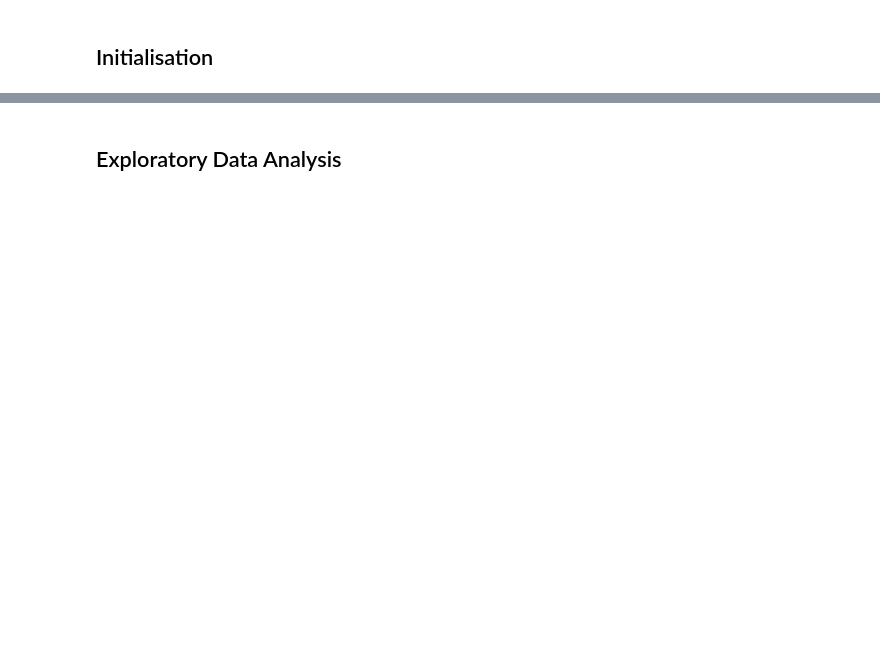
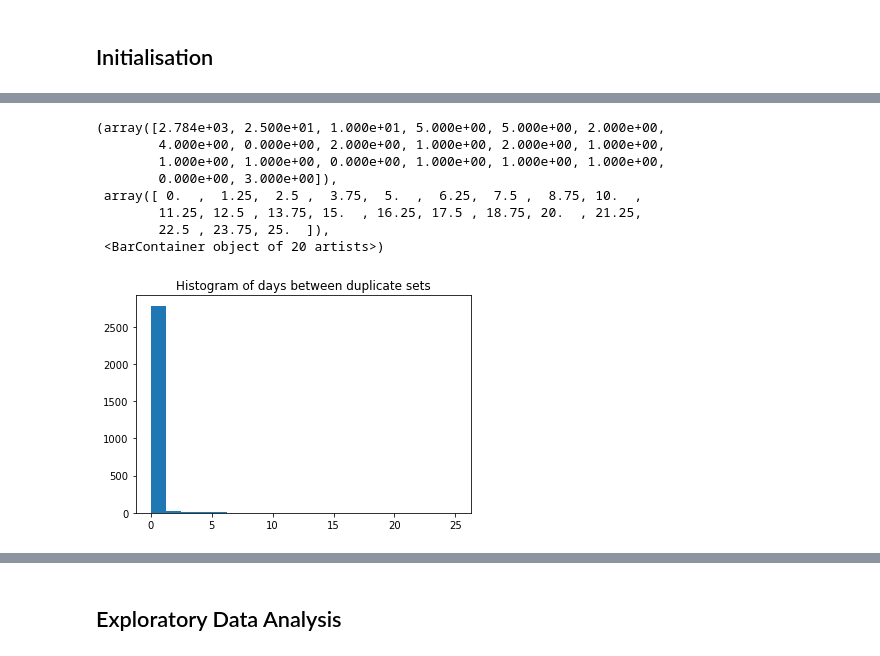
Before and after one commit to tomfrankkirk/vaximap_paper, a Jupyter notebook: vaximap-eda-armen.ipynb, the cells around one changed output, grey strips where cells are left out. Saved outputs shown, nothing was run; the diff lists cells and outputs as text; code cells hidden in the pictures; blank space fills up the shorter version.

```diff
--- a/vaximap-eda-armen.ipynb
+++ b/vaximap-eda-armen.ipynb
@@ -58,0 +144,46 @@ centre_lat_lon = (53, -1.2) # defined as approximate centre of UK
+# %%
+# create record_id and join to dataset
+idf = df1.sort_values("latlong")
+idn = 1
+id_list = [1]
+
+for i in range(1, len(idf)):
+    if idf.latlong.values[i] == idf.latlong.values[i - 1]:
+        id_list.append(idn)
+    else:
+        idn += 1
+        id_list.append(idn)
+
+idf["record_id"] = id_list
+
+# join
+dataset = dataset.join(idf[["record_id"]])
+# %%
+# Check duration between duplicates
+dataset["created"] = pd.to_datetime(dataset["created"])
+
+dup = df1.loc[df1.is_duplicate_keep_both == True]
+dup = dup.join(idf[["record_id"]])
+
+time_bet = pd.DataFrame()
+
+for latlong in dup.latlong.unique()[:]:
+    dup1 = dup.loc[dup.latlong == latlong]
+    index_list = dup1.index.values
+    dat = dataset.iloc[index_list].sort_values("created")
+    dat["time_between"] = (dat["created"] - dat["created"].shift(1)).dt.days
+    time_bet = time_bet.append(dat[1:])
+# %%
+# plot histogram of time between duplicate sets
+plt.title("Histogram of days between duplicate sets")
+plt.hist(time_bet.time_between, bins=20)
+# %% [output]
+(array([2.784e+03, 2.500e+01, 1.000e+01, 5.000e+00, 5.000e+00, 2.000e+00,
+        4.000e+00, 0.000e+00, 2.000e+00, 1.000e+00, 2.000e+00, 1.000e+00,
+        1.000e+00, 1.000e+00, 0.000e+00, 1.000e+00, 1.000e+00, 1.000e+00,
+        0.000e+00, 3.000e+00]),
+ array([ 0.  ,  1.25,  2.5 ,  3.75,  5.  ,  6.25,  7.5 ,  8.75, 10.  ,
+        11.25, 12.5 , 13.75, 15.  , 16.25, 17.5 , 18.75, 20.  , 21.25,
+        22.5 , 23.75, 25.  ]),
+ <BarContainer object of 20 artists>)
+[figure, added]
```
Also changed, not shown: parts of 71 cells of this notebook, 2 other files.
